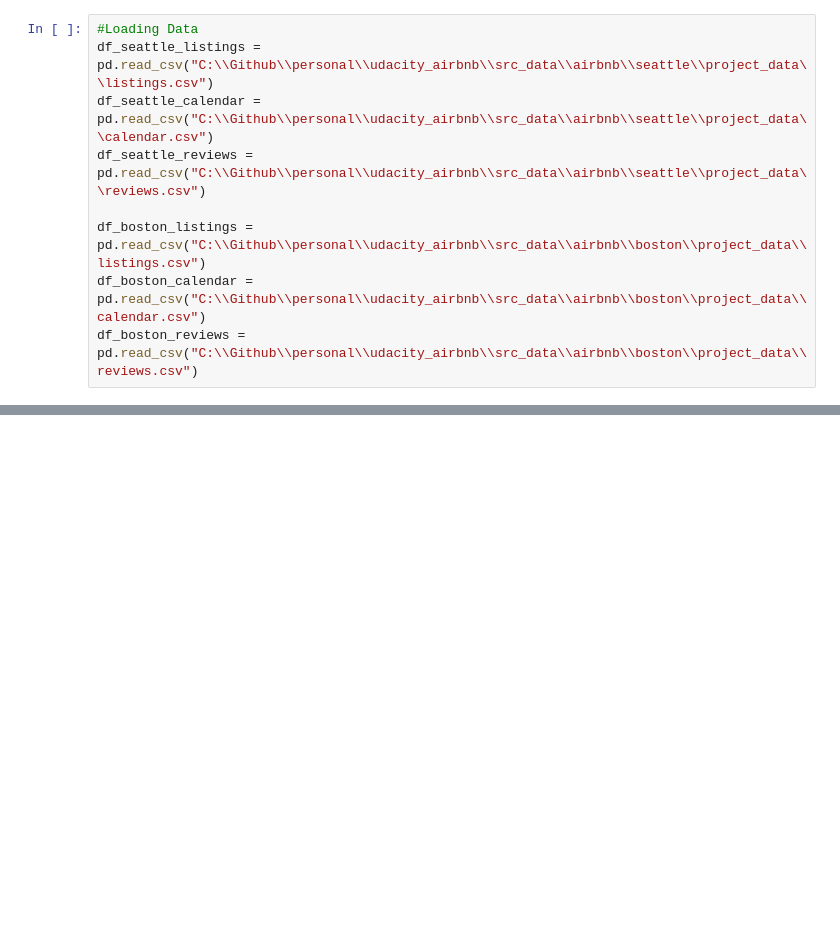
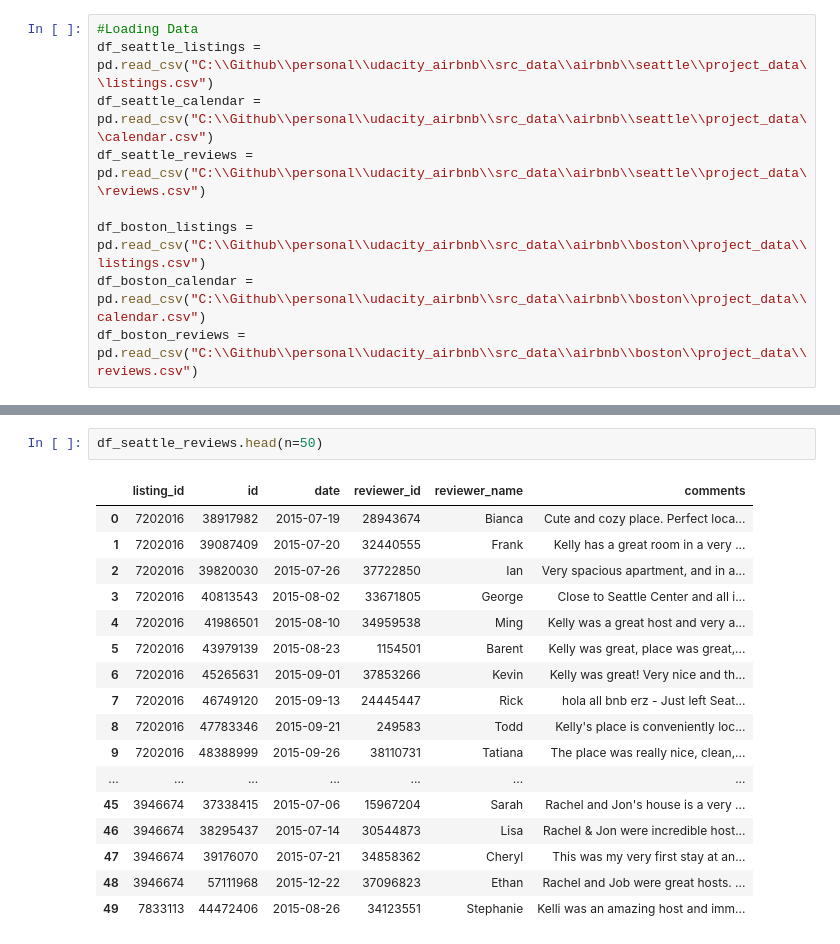
Before and after one commit to edonkoh/udacity_airbnb, a Jupyter notebook: airbnb.ipynb, the cells around one changed output, grey strips where cells are left out. Drawn from its saved outputs; the diff is of its cells as text; blank space fills up the shorter version.

```diff
--- a/airbnb.ipynb
+++ b/airbnb.ipynb
@@ -58,0 +181,20 @@ memory usage: 3.1+ MB
+# %%
+df_seattle_reviews.head(n=50)
+# %% [output]
+|  | listing_id | id | date | reviewer_id | reviewer_name | comments |
+| 0 | 7202016 | 38917982 | 2015-07-19 | 28943674 | Bianca | Cute and cozy place. Perfect loca... |
+| 1 | 7202016 | 39087409 | 2015-07-20 | 32440555 | Frank | Kelly has a great room in a very ... |
+| 2 | 7202016 | 39820030 | 2015-07-26 | 37722850 | Ian | Very spacious apartment, and in a... |
+| 3 | 7202016 | 40813543 | 2015-08-02 | 33671805 | George | Close to Seattle Center and all i... |
+| 4 | 7202016 | 41986501 | 2015-08-10 | 34959538 | Ming | Kelly was a great host and very a... |
+| 5 | 7202016 | 43979139 | 2015-08-23 | 1154501 | Barent | Kelly was great, place was great,... |
+| 6 | 7202016 | 45265631 | 2015-09-01 | 37853266 | Kevin | Kelly was great! Very nice and th... |
+| 7 | 7202016 | 46749120 | 2015-09-13 | 24445447 | Rick | hola all bnb erz - Just left Seat... |
+| 8 | 7202016 | 47783346 | 2015-09-21 | 249583 | Todd | Kelly's place is conveniently loc... |
+| 9 | 7202016 | 48388999 | 2015-09-26 | 38110731 | Tatiana | The place was really nice, clean,... |
+| ... | ... | ... | ... | ... | ... | ... |
+| 45 | 3946674 | 37338415 | 2015-07-06 | 15967204 | Sarah | Rachel and Jon's house is a very ... |
+| 46 | 3946674 | 38295437 | 2015-07-14 | 30544873 | Lisa | Rachel & Jon were incredible host... |
+| 47 | 3946674 | 39176070 | 2015-07-21 | 34858362 | Cheryl | This was my very first stay at an... |
+| 48 | 3946674 | 57111968 | 2015-12-22 | 37096823 | Ethan | Rachel and Job were great hosts. ... |
+| 49 | 7833113 | 44472406 | 2015-08-26 | 34123551 | Stephanie | Kelli was an amazing host and imm... |
```
Also changed, not shown: parts of 16 cells of this notebook.
